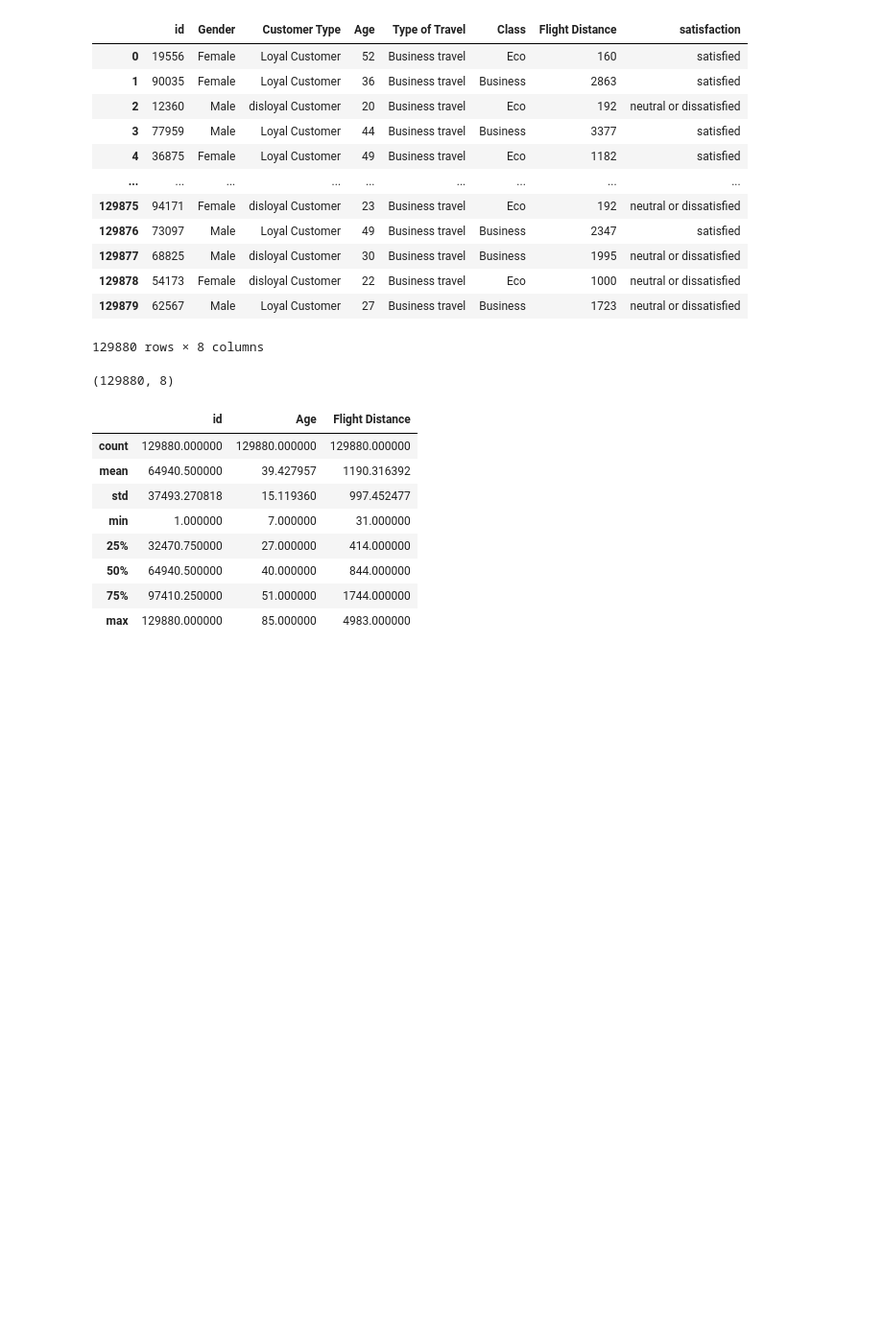
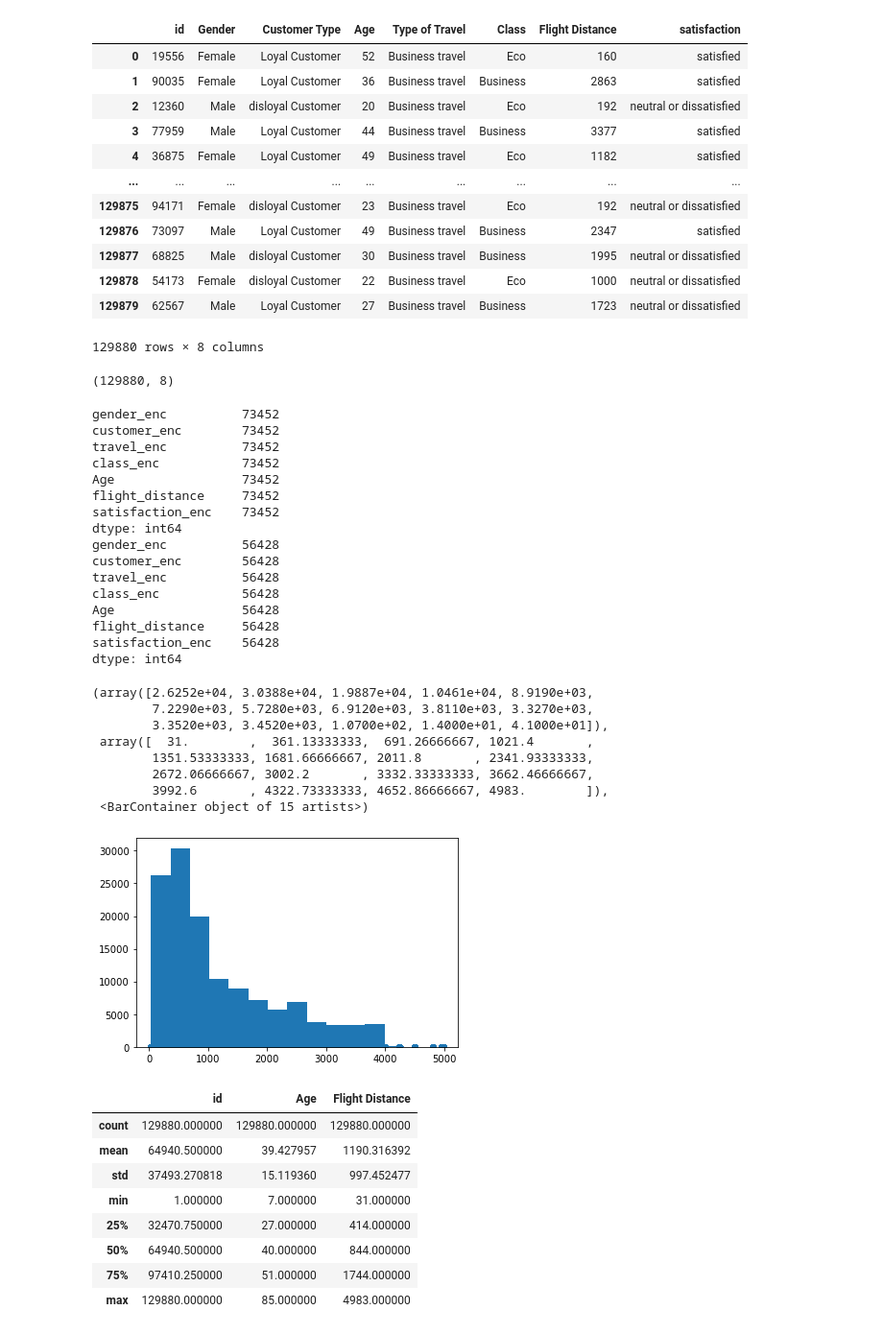
Before and after one commit to GihoKim-DataScientist/passenger_satisfaction_analysis, a Jupyter notebook: Project.ipynb, the cells around one changed output. Shown at 96% size. Cells and saved outputs as stored; diff of their text form; code cells hidden in the pictures; blank space fills up the shorter version.

```diff
--- a/Project.ipynb
+++ b/Project.ipynb
@@ -70,6 +73,37 @@ df
 df.shape
 # %% [output]
 (129880, 8)
+# %%
+plt.scatter(ordinal_df['flight_distance'],ordinal_df['satisfaction_enc'])
+print(ordinal_df[(ordinal_df['satisfaction_enc'] == 0)].count())
+print(ordinal_df[(ordinal_df['satisfaction_enc'] == 1)].count())
+plt.hist(ordinal_df['flight_distance'], bins = 15)
+# %% [output]
+gender_enc          73452
+customer_enc        73452
+travel_enc          73452
+class_enc           73452
+Age                 73452
+flight_distance     73452
+satisfaction_enc    73452
+dtype: int64
+gender_enc          56428
+customer_enc        56428
+travel_enc          56428
+class_enc           56428
+Age                 56428
+flight_distance     56428
+satisfaction_enc    56428
+dtype: int64
+(array([2.6252e+04, 3.0388e+04, 1.9887e+04, 1.0461e+04, 8.9190e+03,
+        7.2290e+03, 5.7280e+03, 6.9120e+03, 3.8110e+03, 3.3270e+03,
+        3.3520e+03, 3.4520e+03, 1.0700e+02, 1.4000e+01, 4.1000e+01]),
+ array([  31.        ,  361.13333333,  691.26666667, 1021.4       ,
+        1351.53333333, 1681.66666667, 2011.8       , 2341.93333333,
+        2672.06666667, 3002.2       , 3332.33333333, 3662.46666667,
+        3992.6       , 4322.73333333, 4652.86666667, 4983.        ]),
+ <BarContainer object of 15 artists>)
+[figure, added]
 # %%
 df.describe()
 # %% [output]
```
Also changed, not shown: parts of 26 cells of this notebook.
